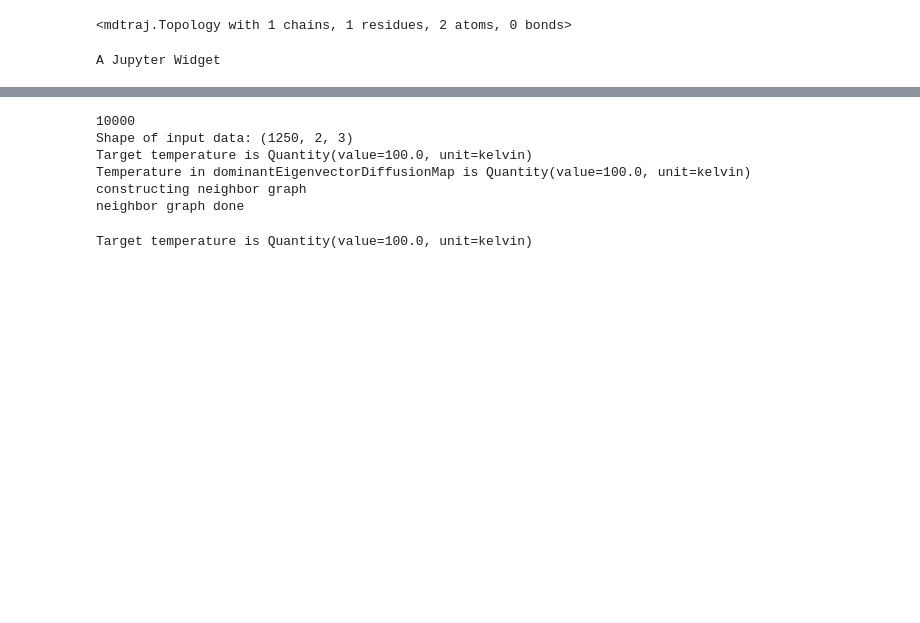
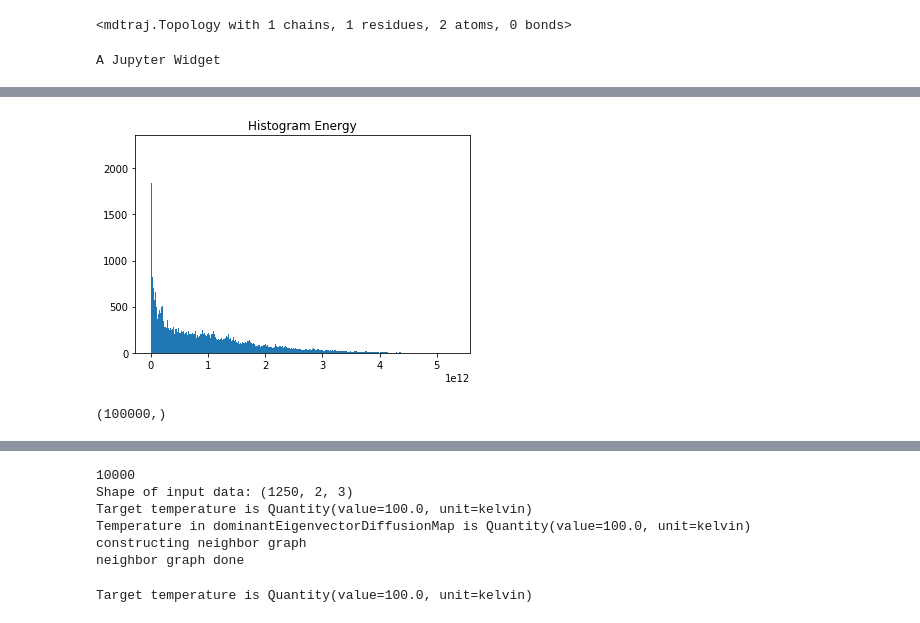
Before and after one commit to ZofiaTr/DFM, a Jupyter notebook: interactivePython/post_proc_dimer_averages.ipynb, the cells around one changed output, grey strips where cells are left out. Drawn from its saved outputs; the diff is of its cells as text; code cells hidden in the pictures; blank space fills up the shorter version.

```diff
--- a/interactivePython/post_proc_dimer_averages.ipynb
+++ b/interactivePython/post_proc_dimer_averages.ipynb
@@ -279,0 +240,78 @@ A Jupyter Widget
+# %%
+print('Get the target density at sampled data points')
+print('... might take a while ...')
+
+"""
+target density: exp(-beta V(q)) : [V(q)] = kilojoule/mole, [beta] =  J/mol
+"""
+from simtk import unit
+
+smpl=samplerAlgo
+tr=X_FT#Xresh
+
+qTargetDistribution=np.zeros(len(tr))
+E=np.zeros(len(tr))
+for i in range(0,len(tr)):
+            tmp=tr[i]#.reshape(smpl.model.testsystem.positions.shape)#*smpl.model.x_unit
+            #E[i]=smpl.model.energy(tmp) #/ smpl.model.energy_unit
+            #print(tmp)
+            Etmp= smpl.model.energy(tmp)
+            #print(smpl.kT.value_in_unit(smpl.model.energy_unit))
+            #print(Etmp)
+            #print(Etmp)
+            betatimesH_unitless =Etmp.value_in_unit(smpl.model.energy_unit) / smpl.kT.value_in_unit(smpl.model.energy_unit) #* smpl.model.temperature_unit
+            qTargetDistribution[i]=np.exp(-(betatimesH_unitless))
+            #print(betatimesH_unitless)
+            E[i]=Etmp.value_in_unit(smpl.model.energy_unit)
+            #print(E[i])
+
+print('Done')
+
+# qTargetDistribution=np.zeros(len(tr))
+# E=np.zeros(len(tr))
+# Esmooth=np.zeros(len(tr))
+
+# nrNeighbors=0
+
+# smpl=samplerAlgo
+
+
+# for i in range(0,len(tr)):
+#             tmp=tr[i].reshape(smpl.model.testsystem.positions.shape)#*smpl.model.x_unit
+#             #E[i]=smpl.model.energy(tmp) #/ smpl.model.energy_unit
+#             #print(tmp)
+#             Etmp= smpl.model.energy(tmp)
+#             E[i]=Etmp.value_in_unit(unit.kilojoule_per_mole)
+
+# for i in range(0,len(tr)):
+#             tmp=tr[i].reshape(smpl.model.testsystem.positions.shape)#*smpl.model.x_unit
+#             #E[i]=smpl.model.energy(tmp) #/ smpl.model.energy_unit
+#             #print(tmp)
+#             Etmp= E[i]
+
+#             idx=np.argsort(kernel_all[i].data)[-(nrNeighbors+1):-1]
+#             ee=Etmp
+#             for j in range(len(idx)):
+#                 ee+=E[idx[j]]
+#             Etmp=ee/(len(idx)+1)
+#             Esmooth[i]=Etmp
+#             #print(Etmp)
+#             betatimesH_unitless =Etmp / smpl.kT.value_in_unit(unit.kilojoule_per_mole) #* smpl.model.temperature_unit
+#             qTargetDistribution[i]=np.exp(-(betatimesH_unitless))
+#             #print(betatimesH_unitless)
+#             #E[i]=Etmp.value_in_unit(unit.kilocalorie_per_mole)
+
+# print('Done')
+
+plt.hist(E, 1000)
+plt.title('Histogram Energy')
+plt.show()
+
+print(qTargetDistribution.shape)
+
+# plt.hist(Esmooth, 1000)
+# plt.title('Histogram Smoothed Energy')
+# plt.show()
+
+# print(qTargetDistribution.shape)
+# %% [output]
@@ -279,0 +321,2 @@ A Jupyter Widget
+[figure, added]
+(100000,)
```
Also changed, not shown: parts of 13 cells of this notebook, 9 other files.
